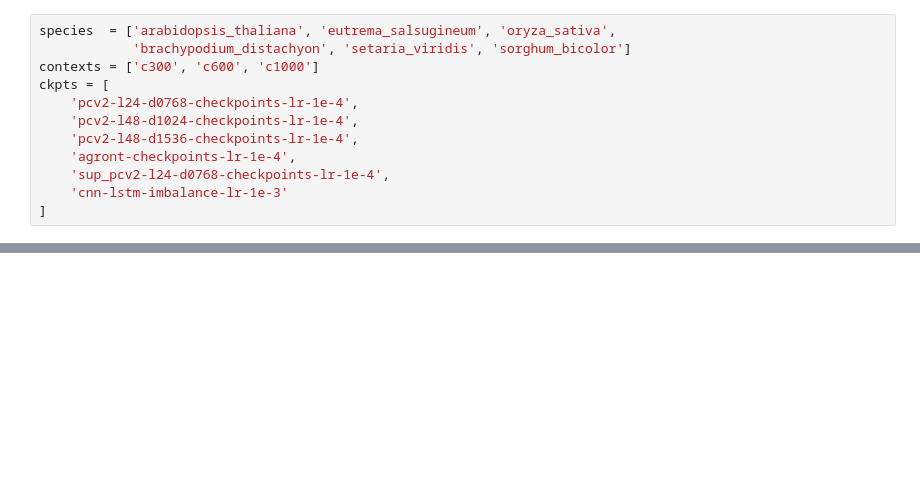
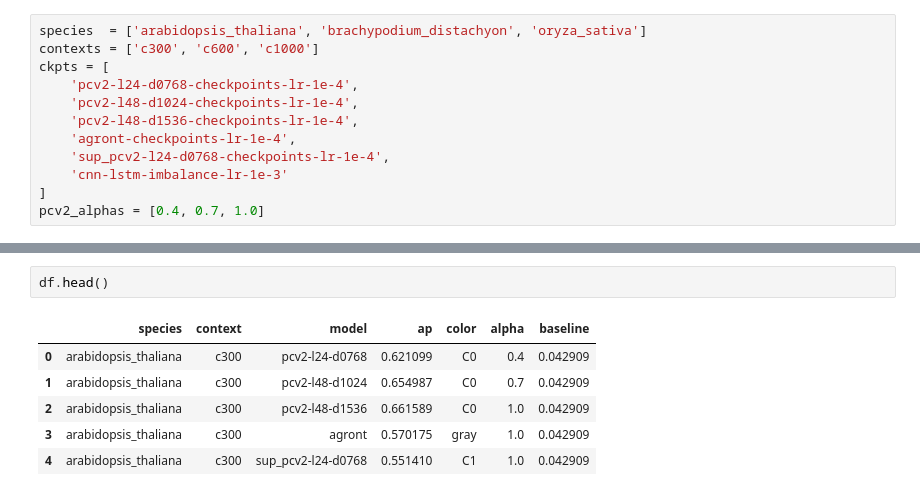
Before and after one commit to plantcad/plantcad2, a Jupyter notebook: pipelines/lu_2019_ATACseq/figures/cross_species_performance.ipynb, the cells around one changed output, grey strips where cells are left out. Saved outputs shown, nothing was run; the diff lists cells and outputs as text; blank space fills up the shorter version.

Commit message:
Update cross species performance

```diff
--- a/pipelines/lu_2019_ATACseq/figures/cross_species_performance.ipynb
+++ b/pipelines/lu_2019_ATACseq/figures/cross_species_performance.ipynb
@@ -7,8 +7,7 @@ import os
 
 os.chdir('../../../results/PlantCAD2_tasks/')
 # %%
-species  = ['arabidopsis_thaliana', 'eutrema_salsugineum', 'oryza_sativa',
-            'brachypodium_distachyon', 'setaria_viridis', 'sorghum_bicolor']
+species  = ['arabidopsis_thaliana', 'brachypodium_distachyon', 'oryza_sativa']
 contexts = ['c300', 'c600', 'c1000']
 ckpts = [
     'pcv2-l24-d0768-checkpoints-lr-1e-4',
@@ -18,3 +17,4 @@ ckpts = [
     'sup_pcv2-l24-d0768-checkpoints-lr-1e-4',
     'cnn-lstm-imbalance-lr-1e-3'
 ]
+pcv2_alphas = [0.4, 0.7, 1.0]
@@ -21 +85,10 @@ ckpts = [
+# %%
+df.head()
+# %% [output]
+|  | species | context | model | ap | color | alpha | baseline |
+| 0 | arabidopsis_thaliana | c300 | pcv2-l24-d0768 | 0.621099 | C0 | 0.4 | 0.042909 |
+| 1 | arabidopsis_thaliana | c300 | pcv2-l48-d1024 | 0.654987 | C0 | 0.7 | 0.042909 |
+| 2 | arabidopsis_thaliana | c300 | pcv2-l48-d1536 | 0.661589 | C0 | 1.0 | 0.042909 |
+| 3 | arabidopsis_thaliana | c300 | agront | 0.570175 | gray | 1.0 | 0.042909 |
+| 4 | arabidopsis_thaliana | c300 | sup_pcv2-l24-d0768 | 0.551410 | C1 | 1.0 | 0.042909 |
 # %%
```
Also changed, not shown: parts of 3 cells of this notebook.
